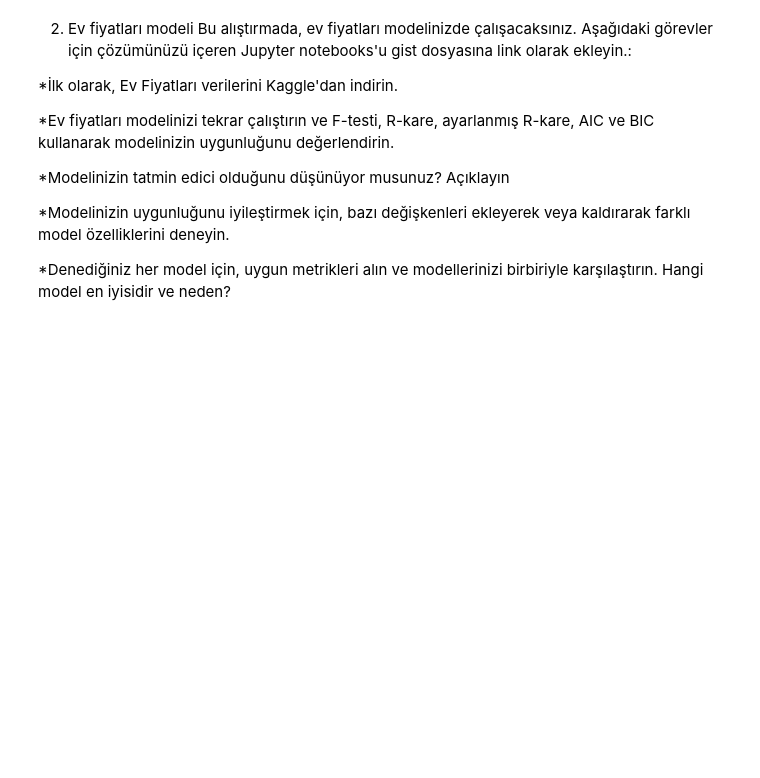
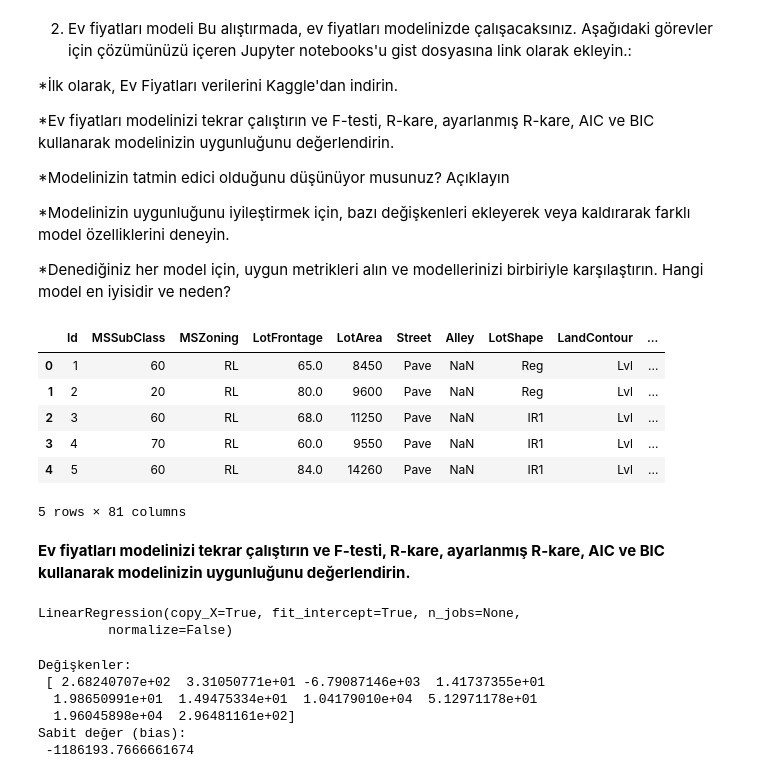
Before and after one commit to EceDolen/Bootcamp_-Bolum_6, a Jupyter notebook: Regresyon_Odev_5.ipynb, the cells around one changed output. Saved outputs shown, nothing was run; the diff lists cells and outputs as text; code cells hidden in the pictures; blank space fills up the shorter version.

```diff
--- a/Regresyon_Odev_5.ipynb
+++ b/Regresyon_Odev_5.ipynb
@@ -130,3 +191,16 @@ Bu alıştırmada, ev fiyatları modelinizde çalışacaksınız. Aşağıdaki g
 *Modelinizin uygunluğunu iyileştirmek için, bazı değişkenleri ekleyerek veya kaldırarak farklı model özelliklerini deneyin.
 
 *Denediğiniz her model için, uygun metrikleri alın ve modellerinizi birbiriyle karşılaştırın. Hangi model en iyisidir ve neden?
+# %%
+ev_fiyatlari = pd.read_csv("data/train.csv")
+ev_fiyatlari.head()
+# %% [output]
+|  | Id | MSSubClass | MSZoning | LotFrontage | LotArea | Street | Alley | LotShape | LandContour | ... |
+| 0 | 1 | 60 | RL | 65.0 | 8450 | Pave | NaN | Reg | Lvl | ... |
+| 1 | 2 | 20 | RL | 80.0 | 9600 | Pave | NaN | Reg | Lvl | ... |
+| 2 | 3 | 60 | RL | 68.0 | 11250 | Pave | NaN | IR1 | Lvl | ... |
+| 3 | 4 | 70 | RL | 60.0 | 9550 | Pave | NaN | IR1 | Lvl | ... |
+| 4 | 5 | 60 | RL | 84.0 | 14260 | Pave | NaN | IR1 | Lvl | ... |
+5 rows × 81 columns
+# %% [markdown]
+**Ev fiyatları modelinizi tekrar çalıştırın ve F-testi, R-kare, ayarlanmış R-kare, AIC ve BIC kullanarak modelinizin uygunluğunu değerlendirin.**
@@ -132,0 +212,16 @@ Bu alıştırmada, ev fiyatları modelinizde çalışacaksınız. Aşağıdaki g
+# %%
+lrm = linear_model.LinearRegression()
+lrm.fit(X, Y)
+# %% [output]
+LinearRegression(copy_X=True, fit_intercept=True, n_jobs=None,
+         normalize=False)
+# %%
+print('Değişkenler: \n', lrm.coef_)
+print('Sabit değer (bias): \n', lrm.intercept_)
+# %% [output]
+Değişkenler:
+ [ 2.68240707e+02  3.31050771e+01 -6.79087146e+03  1.41737355e+01
+  1.98650991e+01  1.49475334e+01  1.04179010e+04  5.12971178e+01
+  1.96045898e+04  2.96481161e+02]
+Sabit değer (bias):
+ -1186193.7666661674
```
Also changed, not shown: parts of 19 cells of this notebook.
